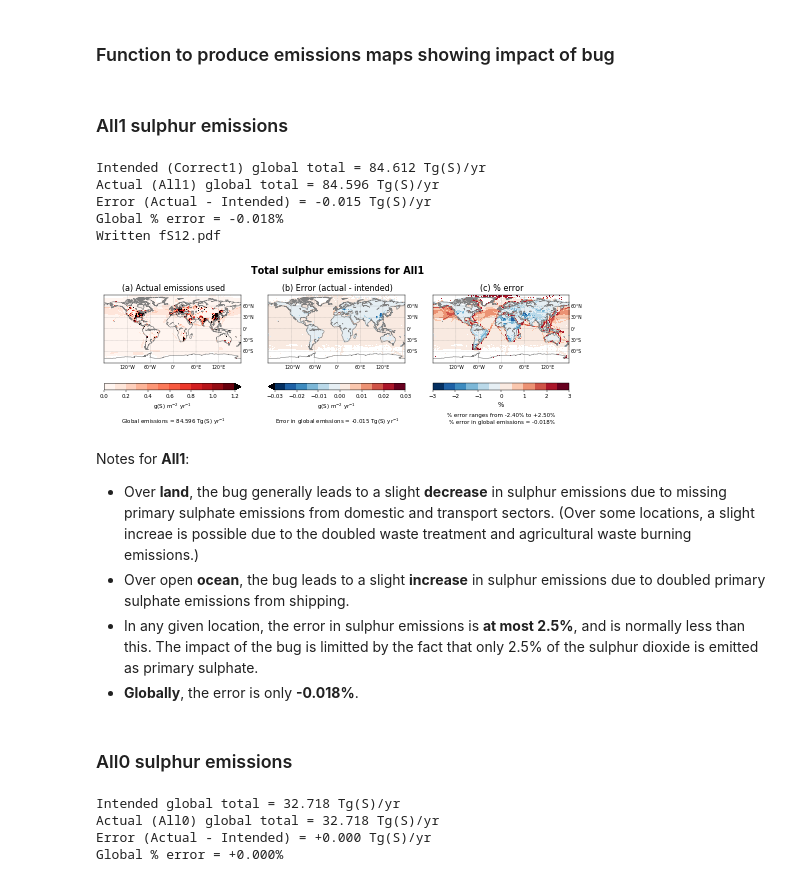
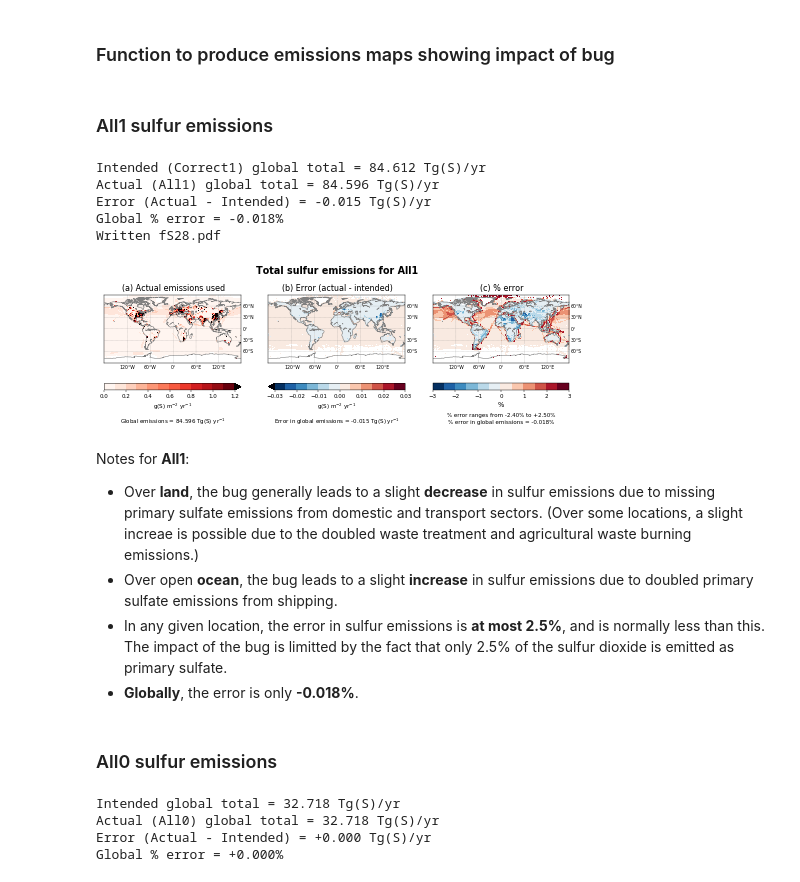
Before and after one commit to grandey/draft2017a-region-rfp, a Jupyter notebook: emissions_bug_draft2017a.ipynb, the cells around one changed output. Cells and saved outputs as stored; diff of their text form; code cells hidden in the pictures.

```diff
--- a/emissions_bug_draft2017a.ipynb
+++ b/emissions_bug_draft2017a.ipynb
@@ -80,6 +80,6 @@ plt.rcParams['figure.dpi'] = 40  # reduce resolution of inline figures
 # Directory in which to save figures
 fig_dir = 'local/'
 # Initialise counters to keep track of figure numbers
-supp_figure_counter = 10
-# Note: supplementary figures 1-9 are produced by figures_draft2017a.ipynb
+supp_figure_counter = 26
+# Note: supplementary figures 1-25 are produced by figures_draft2017a.ipynb
 # %% [markdown]
@@ -89,19 +89,19 @@ supp_figure_counter = 10
 # %%
 # Get Correct1 (ie intended) emissions
-sulphate_dict = {}  # dictionary to hold global totals
+sulfate_dict = {}  # dictionary to hold global totals
 scenario = 'Hist_2000'
 for aer_mode in ['so4_a1', 'so4_a2']:  # accumulation mode or Aitken mode
     for surf_or_elev in ['surf', 'elev']:
         data = lib_draft2017a.load_emissions(aer_mode, surf_or_elev, scenario=scenario)
         data_sum = float(climapy.xr_area_weighted_stat(data, stat='sum')) / 1e12  # Tg(S)/yr
-        sulphate_dict['{}_{}'.format(aer_mode, surf_or_elev)] = data_sum
+        sulfate_dict['{}_{}'.format(aer_mode, surf_or_elev)] = data_sum
 # Dictionary containing emissions sources
 source_dict = {'so4_a1_surf': 'shipping, waste treatment, agricultural waste burning',
                'so4_a1_elev': 'energy, industry, wildfire',
                'so4_a2_surf': 'domestic, transport',
                'so4_a2_elev': 'continuous volcanic'}
 # Populate DataFrame
-sulphate_df = pd.DataFrame(columns=['Intended sources',
+sulfate_df = pd.DataFrame(columns=['Intended sources',
                                     'Actual sources used',
                                     'Intended emissions,<br>Tg(S) yr$^{-1}$',
                                     'Actual emissions used,<br>Tg(S) yr$^{-1}$',
@@ -110,23 +110,23 @@ for aer_mode, aer_mode_long in zip(['so4_a1', 'so4_a2'],
                                    ['Accumulation mode', 'Aitken mode']):
     for surf_or_elev, surf_or_elev_long in zip(['surf', 'elev'],
                                                ['surface', 'elevated']):
-        intended = sulphate_dict['{}_{}'.format(aer_mode, surf_or_elev)]
+        intended = sulfate_dict['{}_{}'.format(aer_mode, surf_or_elev)]
         intended_sources = source_dict['{}_{}'.format(aer_mode, surf_or_elev)]
         if aer_mode == 'so4_a2' and surf_or_elev == 'surf':
-            actual = sulphate_dict['so4_a1_surf']
+            actual = sulfate_dict['so4_a1_surf']
             actual_sources = source_dict['so4_a1_surf']
         else:
             actual = intended
             actual_sources = intended_sources
         error = actual - intended
-        sulphate_df = sulphate_df.append(
+        sulfate_df = sulfate_df.append(
                 pd.Series({'Intended sources': intended_sources,
                            'Actual sources used': actual_sources,
                            'Intended emissions,<br>Tg(S) yr$^{-1}$': intended,
                            'Actual emissions used,<br>Tg(S) yr$^{-1}$': actual,
                            'Error (actual - intended),<br>Tg(S) yr$^{-1}$': error},
                 name='{}, {}'.format(aer_mode_long, surf_or_elev_long)))
-sulphate_df
+sulfate_df
 # %% [output]
 |  | Intended sources | Actual sources used | Intended emissions,<br>Tg(S) yr$^... | Actual emissions used,<br>Tg(S) y... | ... |
 | Accumulation mode, surface | shipping, waste treatment, agricu... | shipping, waste treatment, agricu... | 0.141687 | 0.141687 | ... |
@@ -447,50 +447,50 @@ def bug_maps_emissions(intended, actual, suptitle, units,
         print('Written {}'.format(fig_filename))
     return fig
 # %% [markdown]
-### All1 sulphur emissions
+### All1 sulfur emissions
 # %%
 # Scenario All1 (and Correct1)
 scenario = 'Hist_2000'
-# Load emissions for sulphur species
+# Load emissions for sulfur species
 so2_surf = lib_draft2017a.load_emissions('so2', 'surf', scenario=scenario)
 so2_elev = lib_draft2017a.load_emissions('so2', 'elev', scenario=scenario)
 so4_a1_surf = lib_draft2017a.load_emissions('so4_a1', 'surf', scenario=scenario)  # accumulation mode
 so4_a1_elev = lib_draft2017a.load_emissions('so4_a1', 'elev', scenario=scenario)
 so4_a2_surf = lib_draft2017a.load_emissions('so4_a2', 'surf', scenario=scenario)  # aitkin mode
 so4_a2_elev = lib_draft2017a.load_emissions('so4_a2', 'elev', scenario=scenario)
 dms = lib_draft2017a.load_emissions('dms', 'both', scenario=scenario)
-# Intended and actual total sulphur emissions
+# Intended and actual total sulfur emissions
 intended = dms + so2_surf + so2_elev + so4_a1_surf + so4_a1_elev + so4_a2_surf + so4_a2_elev
 actual = dms + so2_surf + so2_elev + (2 * so4_a1_surf) + so4_a1_elev + so4_a2_elev
 # Global totals
 intended_sum = float(climapy.xr_area_weighted_stat(intended, stat='sum')) / 1e12  # Tg(S)/yr
 actual_sum = float(climapy.xr_area_weighted_stat(actual, stat='sum')) / 1e12
 print('Intended (Correct1) global total = {:.3f} Tg(S)/yr'.format(intended_sum))
 print('Actual (All1) global total = {:.3f} Tg(S)/yr'.format(actual_sum))
 print('Error (Actual - Intended) = {:+.3f} Tg(S)/yr'.format(actual_sum-intended_sum))
 print('Global % error = {:+.3%}'.format((actual_sum-intended_sum)/intended_sum))
 # Draw maps
 bug_maps_emissions(intended, actual,
-                   suptitle='Total sulphur emissions for All1',
+                   suptitle='Total sulfur emissions for All1',
                    units=r'g(S) m$^{-2}$ yr$^{-1}$',
                    vmins=(0, -0.03, -3), vmaxs=(1.2, 0.03, 3), nlevs=(12, 12, 12),
                    fig_filename='fS{:02}.pdf'.format(supp_figure_counter))
 supp_figure_counter += 1
 # %% [output]
 Intended (Correct1) global total = 84.612 Tg(S)/yr
 Actual (All1) global total = 84.596 Tg(S)/yr
 Error (Actual - Intended) = -0.015 Tg(S)/yr
 Global % error = -0.018%
-Written fS12.pdf
+Written fS28.pdf
-[figure, old version]
+[figure, new version]
 # %% [markdown]
 Notes for **All1**:
-- Over **land**, the bug generally leads to a slight **decrease** in sulphur emissions due to missing primary sulphate emissions from domestic and transport sectors. (Over some locations, a slight increae is possible due to the doubled waste treatment and agricultural waste burning emissions.)
-- Over open **ocean**, the bug leads to a slight **increase** in sulphur emissions due to doubled primary sulphate emissions from shipping.
-- In any given location, the error in sulphur emissions is **at most 2.5%**, and is normally less than this. The impact of the bug is limitted by the fact that only 2.5% of the sulphur dioxide is emitted as primary sulphate.
+- Over **land**, the bug generally leads to a slight **decrease** in sulfur emissions due to missing primary sulfate emissions from domestic and transport sectors. (Over some locations, a slight increae is possible due to the doubled waste treatment and agricultural waste burning emissions.)
+- Over open **ocean**, the bug leads to a slight **increase** in sulfur emissions due to doubled primary sulfate emissions from shipping.
+- In any given location, the error in sulfur emissions is **at most 2.5%**, and is normally less than this. The impact of the bug is limitted by the fact that only 2.5% of the sulfur dioxide is emitted as primary sulfate.
 - **Globally**, the error is only **-0.018%**.
 # %% [markdown]
-### All0 sulphur emissions
+### All0 sulfur emissions
 # %%
 # Scenario All0
 scenario = 'Zero_2000'
```
Also changed, not shown: parts of 29 cells of this notebook.
